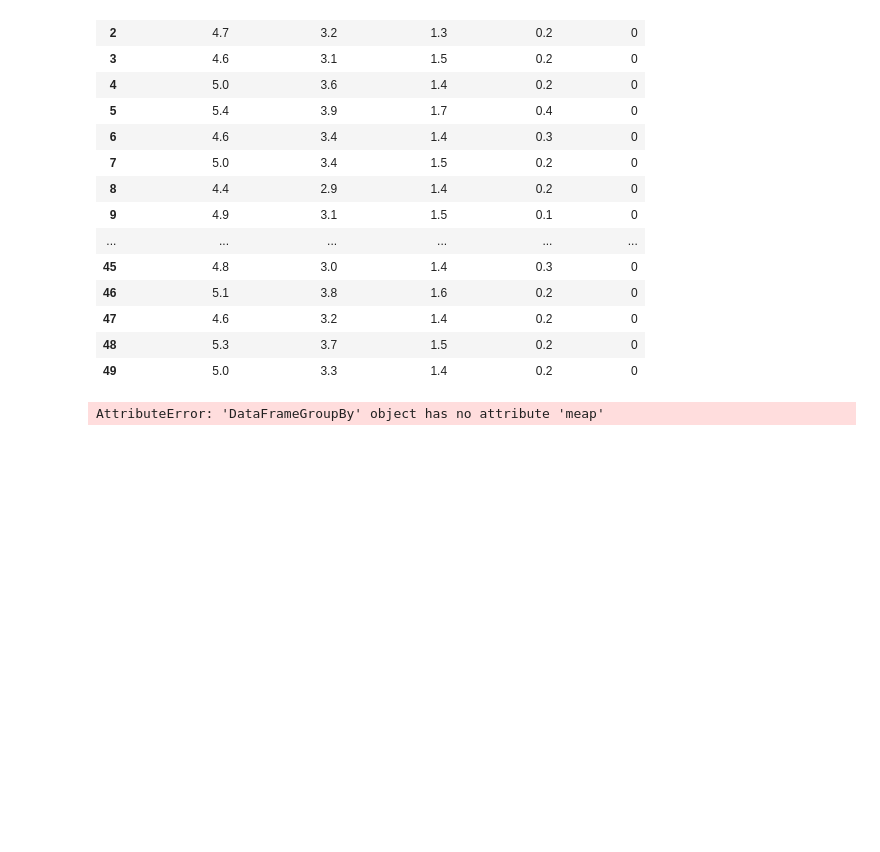
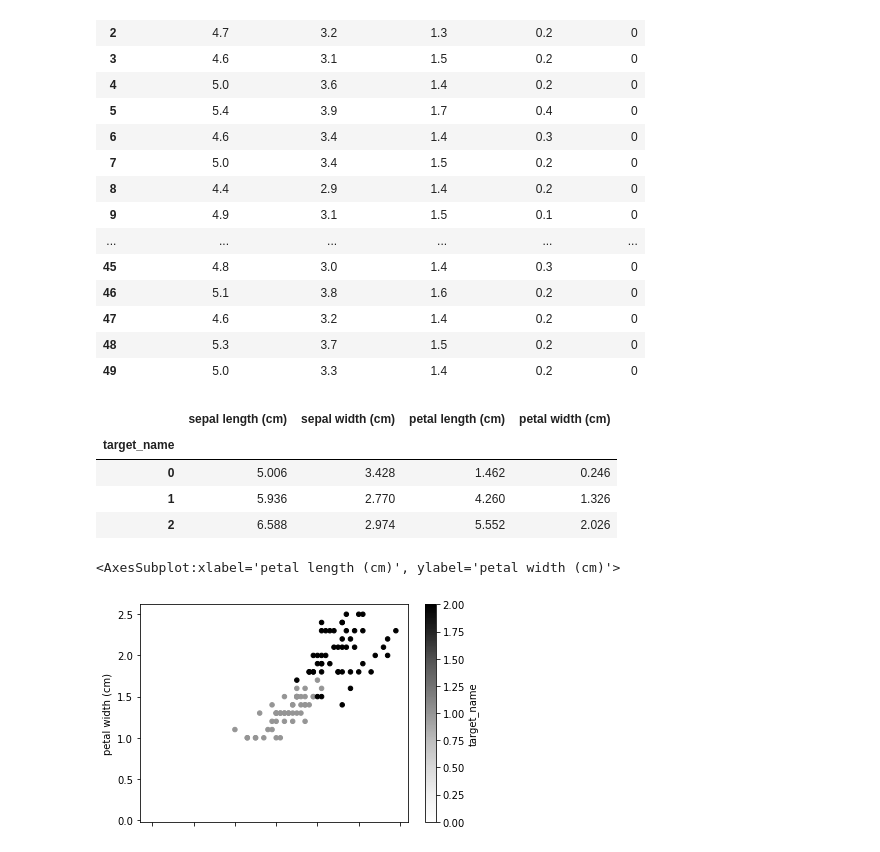
Before and after one commit to a49b0407/fcpython, a Jupyter notebook: 1104鳶尾花.ipynb, the cells around one changed output. Saved outputs shown, nothing was run; the diff lists cells and outputs as text; code cells hidden in the pictures; blank space fills up the shorter version.

```diff
--- a/1104鳶尾花.ipynb
+++ b/1104鳶尾花.ipynb
@@ -136,6 +137,16 @@ data[ data['petal length (cm)'] < 3 ]
 | 48 | 5.3 | 3.7 | 1.5 | 0.2 | 0 |
 | 49 | 5.0 | 3.3 | 1.4 | 0.2 | 0 |
 # %%
-data.groupby('target_name').meap()
+data.groupby('target_name').mean()
 # %% [output]
-AttributeError: 'DataFrameGroupBy' object has no attribute 'meap'
+|  | sepal length (cm) | sepal width (cm) | petal length (cm) | petal width (cm) |
+| target_name |  |  |  |  |
+| 0 | 5.006 | 3.428 | 1.462 | 0.246 |
+| 1 | 5.936 | 2.770 | 4.260 | 1.326 |
+| 2 | 6.588 | 2.974 | 5.552 | 2.026 |
+# %%
+data.plot.scatter(x='petal length (cm)',y='petal width (cm)',c='target_name')
+#點狀圖表
+# %% [output]
+<AxesSubplot:xlabel='petal length (cm)', ylabel='petal width (cm)'>
+[figure, added]
```
Also changed, not shown: parts of 1 cell of this notebook.
